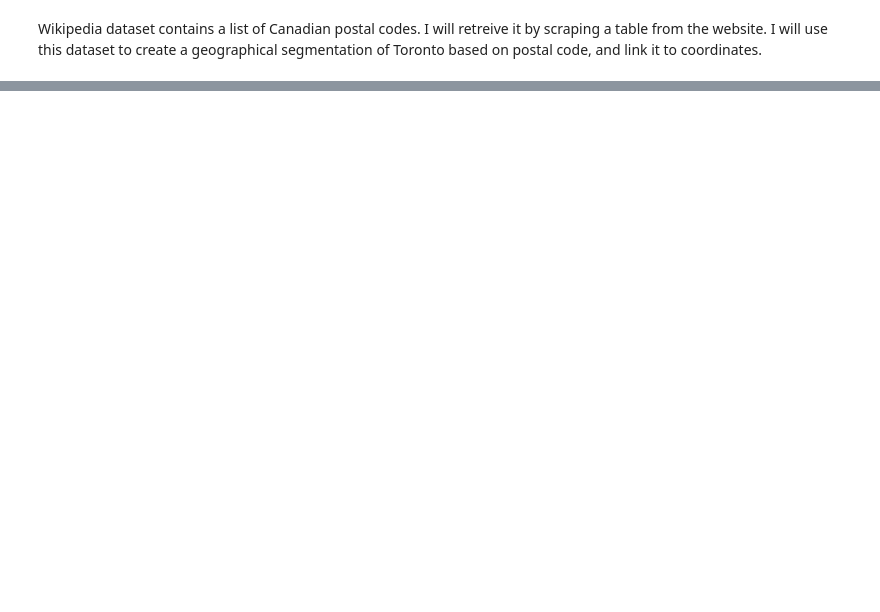
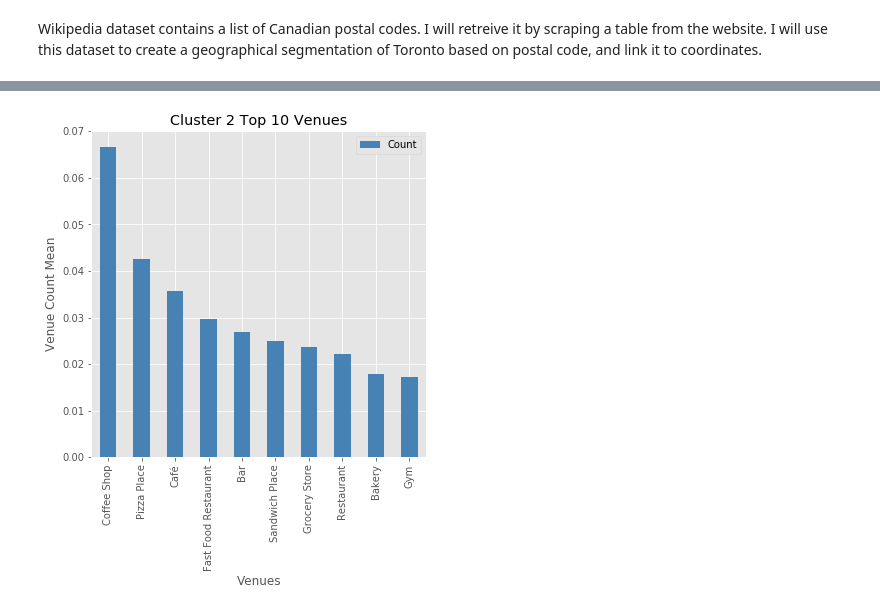
Before and after one commit to yanjiang888/Coursera_Capstone, a Jupyter notebook: Capstone_Final_Project.ipynb, the cells around one changed output, grey strips where cells are left out. Drawn from its saved outputs; the diff is of its cells as text; code cells hidden in the pictures; blank space fills up the shorter version.

```diff
--- a/Capstone_Final_Project.ipynb
+++ b/Capstone_Final_Project.ipynb
@@ -371,0 +607,7 @@ df_rating
+# %%
+cluster2 = pd.DataFrame(cluster_grouped.iloc[1][1:]).reset_index()
+cluster2.columns=['VenueCategory','Count']
+cluster2.sort_values(by="Count", ascending=False, inplace=True)
+cluster2_toplist = cluster2[0:10]
+cluster2_toplist.set_index('VenueCategory', inplace=True)
+cluster2_toplist.head()
@@ -371,0 +655,10 @@ df_rating
+# %%
+# generate plot
+cluster2_toplist.plot(kind='bar', figsize=(6, 6), color='steelblue')
+plt.xlabel('Venues')
+plt.ylabel('Venue Count Mean')
+plt.title('Cluster 2 Top 10 Venues')
+
+plt.show()
+# %% [output]
+[figure, added]
```
Also changed, not shown: parts of 73 cells of this notebook, 1 other file.
